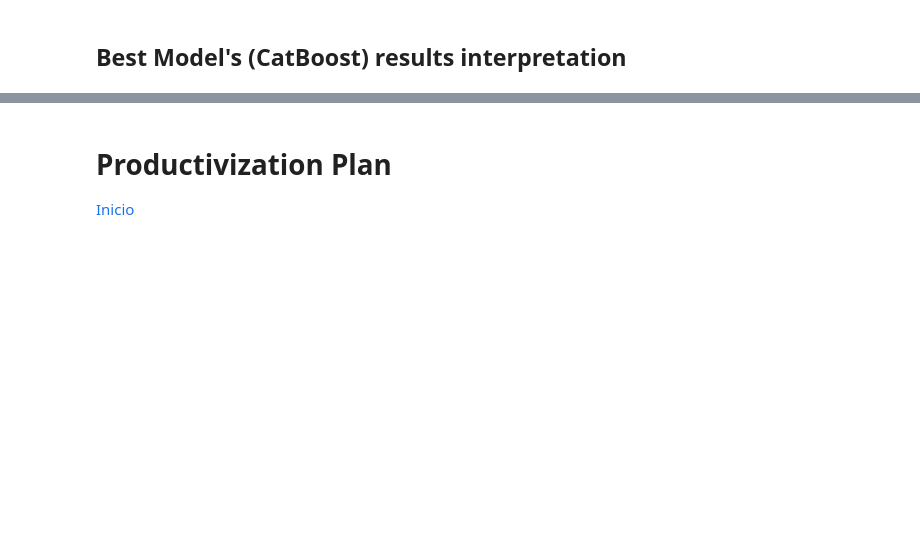
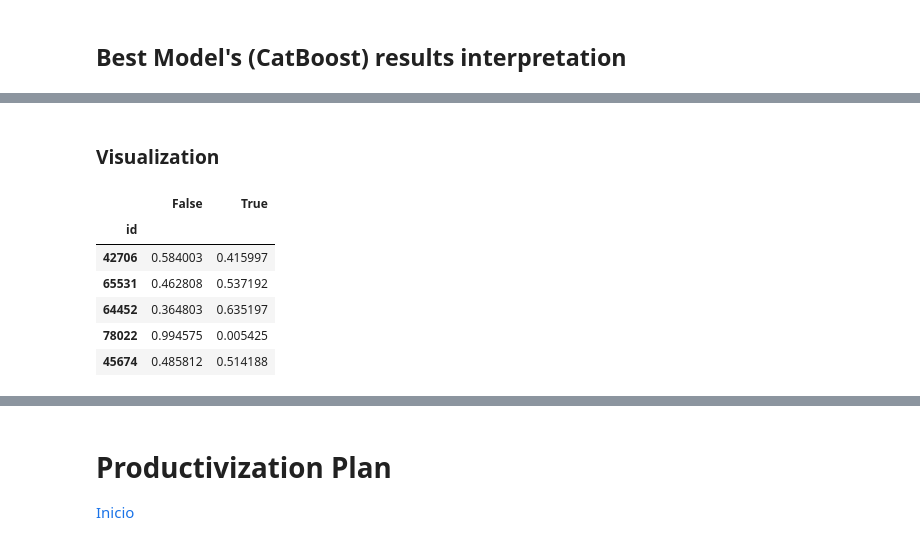
Before and after one commit to isabelpuche/DD_Pover-T_Tests, a Jupyter notebook: notebooks/Solutions_Pover-T_Tests.ipynb, the cells around one changed output, grey strips where cells are left out. Cells and saved outputs as stored; diff of their text form; code cells hidden in the pictures; blank space fills up the shorter version.

```diff
--- a/notebooks/Solutions_Pover-T_Tests.ipynb
+++ b/notebooks/Solutions_Pover-T_Tests.ipynb
@@ -949,2 +868,4 @@ results.tail()
 # %%
 results.to_csv('../model/results.csv')
+# %% [markdown]
+### Visualization
@@ -950,0 +876,10 @@ results.to_csv('../model/results.csv')
+# %%
+poor.head()
+# %% [output]
+|  | False | True |
+| id |  |  |
+| 42706 | 0.584003 | 0.415997 |
+| 65531 | 0.462808 | 0.537192 |
+| 64452 | 0.364803 | 0.635197 |
+| 78022 | 0.994575 | 0.005425 |
+| 45674 | 0.485812 | 0.514188 |
```
Also changed, not shown: parts of 44 cells of this notebook, 5 other files.
